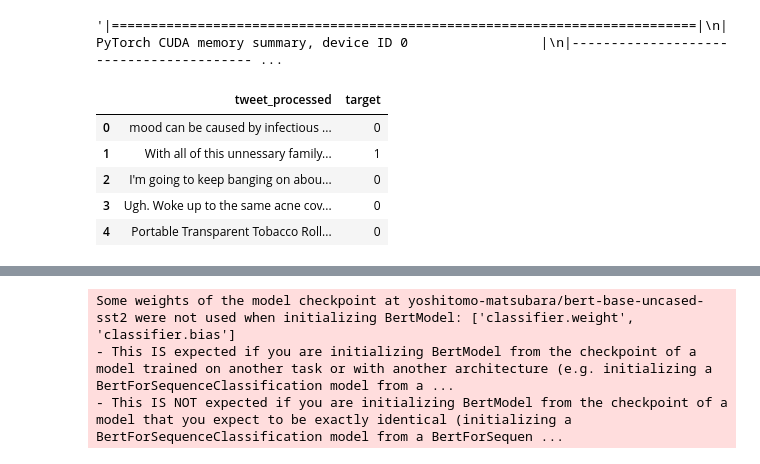
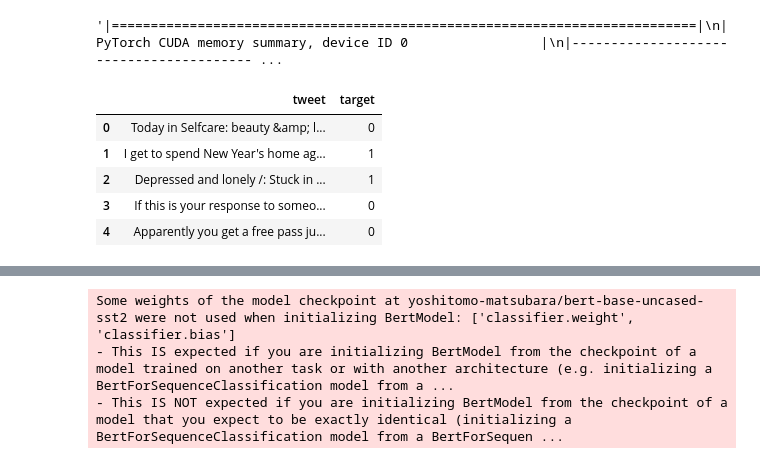
Before and after one commit to dpaul0501/DeepD-Exploring-linguistic-pattern-learned-by-Deep-Tech-for-Depression-Detection, a Jupyter notebook: Depression_Detection_Benchmark_2_SST2.ipynb, the cells around one changed output, grey strips where cells are left out. Saved outputs shown, nothing was run; the diff lists cells and outputs as text; code cells hidden in the pictures.

```diff
--- a/Depression_Detection_Benchmark_2_SST2.ipynb
+++ b/Depression_Detection_Benchmark_2_SST2.ipynb
@@ -65,15 +69,16 @@ torch.manual_seed(RANDOM_SEED)
 device = torch.device("cuda:0" if torch.cuda.is_available() else "cpu")
 # %%
 #clpsych19 inspiring dataset
-df=pd.read_csv('/content/depression-detection/data/tweets_final_1_clean.csv',encoding='windows-1254')[['tweet_processed','target']]
-df2=pd.read_csv('/content/depression-detection/data/tweets_final_2_clean.csv',encoding='windows-1254')[['tweet_processed','target']]
-df=pd.concat([df,df2]).reset_index(drop=True)
+#df=pd.read_csv('/content/depression-detection/data/tweets_final_1_clean.csv',encoding='windows-1254')[['tweet_processed','target']]
+#df2=pd.read_csv('/content/depression-detection/data/tweets_final_2_clean.csv',encoding='windows-1254')[['tweet_processed','target']]
+#df=pd.concat([df,df2]).reset_index(drop=True)
+df=pd.read_csv('/content/depression-detection/data/tweets_combined.csv').drop('Unnamed: 0',axis=1)
 df.head()
 # %% [output]
-|  | tweet_processed | target |
-| 0 | mood can be caused by infectious ... | 0 |
-| 1 | With all of this unnessary family... | 1 |
-| 2 | I'm going to keep banging on abou... | 0 |
-| 3 | Ugh. Woke up to the same acne cov... | 0 |
-| 4 | Portable Transparent Tobacco Roll... | 0 |
+|  | tweet | target |
+| 0 | Today in Selfcare: beauty &amp; l... | 0 |
+| 1 | I get to spend New Year's home ag... | 1 |
+| 2 | Depressed and lonely /: Stuck in ... | 1 |
+| 3 | If this is your response to someo... | 0 |
+| 4 | Apparently you get a free pass ju... | 0 |
 # %%
```
Also changed, not shown: parts of 16 cells of this notebook.
